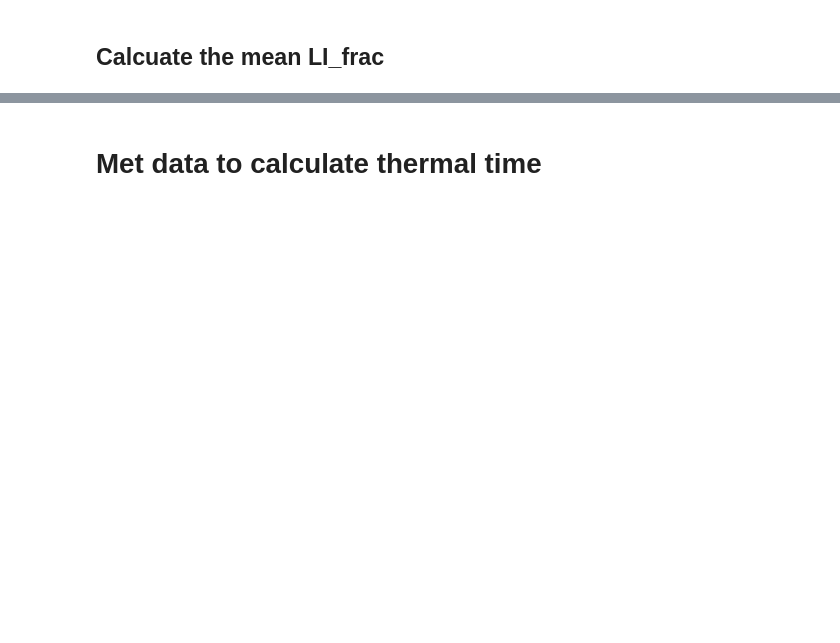
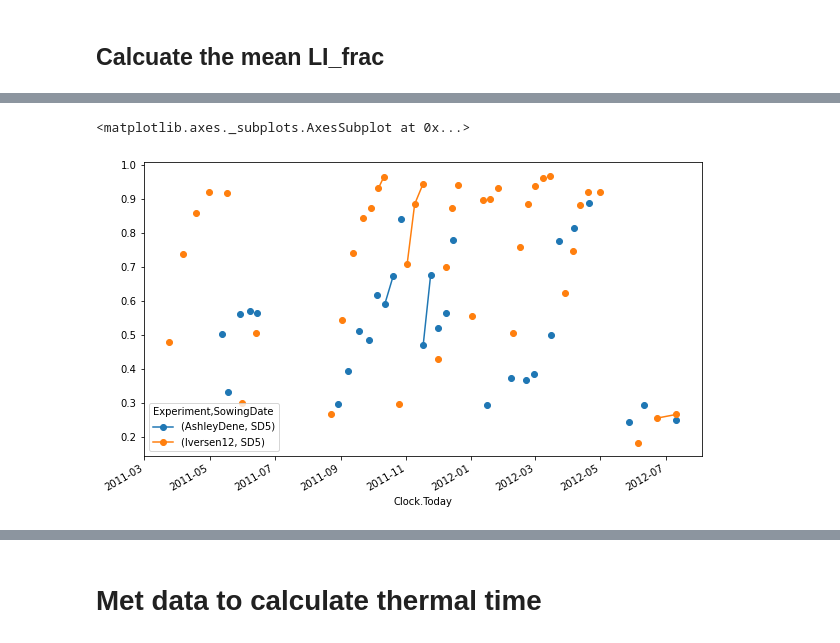
Before and after one commit to frank0434/Master, a Jupyter notebook: SetUpCoverDataForSlurp.ipynb, the cells around one changed output, grey strips where cells are left out. Drawn from its saved outputs; the diff is of its cells as text; code cells hidden in the pictures; blank space fills up the shorter version.

```diff
--- a/SetUpCoverDataForSlurp.ipynb
+++ b/SetUpCoverDataForSlurp.ipynb
@@ -64,5 +73,7 @@ biomass = pd.read_sql('Select * from biomass',  con)
 met_AD = pd.read_sql('Select * from met_AshleyDene', con)
 met_I12 = pd.read_sql('Select * from met_Iversen12', con)
 # %%
-LAI_Height = biomass.loc[:, ['Experiment', 'Clock.Today', 'SowingDate', 'Rep',
-                             'Plot', 'Rotation.No.', 'Harvest.No.', 'Height','LAImod']]
+LAI_Height = biomass.loc[(biomass['Seed'] == 'CS')
+                         & (biomass['Harvest.No.']!='Post'),
+                         ['Experiment', 'Clock.Today', 'SowingDate', 'Rep',
+                          'Plot', 'Rotation.No.', 'Harvest.No.', 'Height','LAImod']]
@@ -102,3 +125,7 @@ LAI_Height
 LI = LAI_Height.loc[:, ['Experiment', 'Clock.Today','SowingDate',
                         'Rep', 'Plot',
                         'LI_frac']]
+# print_full(LI)
+# remove the rows that have 0S - Likely to be wrong 0s
+LI = LI[LI['LI_frac'] != 0.00]
+LI
@@ -127,4 +258,8 @@ LIGroupedMean
 # %%
 # Graph to check the data
+
 LIGroupedMean.loc[:,
-                  [X for X in LIGroupedMean.columns if 'SD1' in X]].plot(figsize=(10, 6),style='o-')
+                  [X for X in LIGroupedMean.columns if 'SD5' in X]].plot(figsize=(10, 6),style='o-')
+# %% [output]
+<matplotlib.axes._subplots.AxesSubplot at 0x...>
+[figure, added]
```
Also changed, not shown: parts of 67 cells of this notebook.
